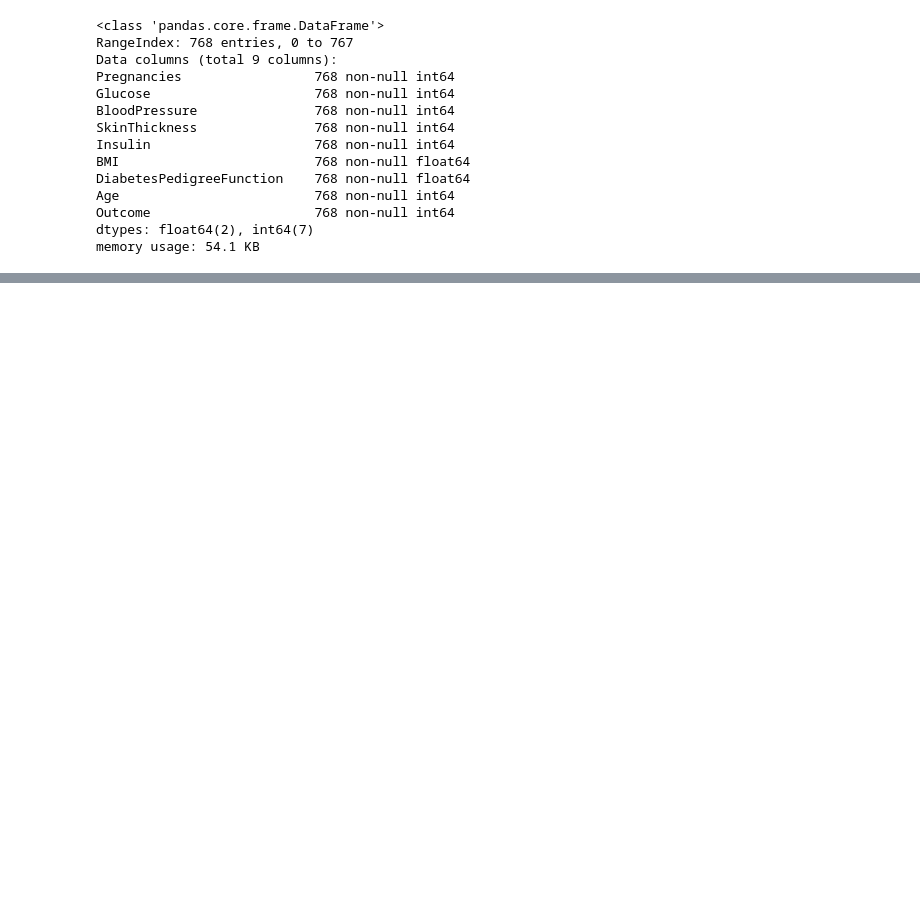
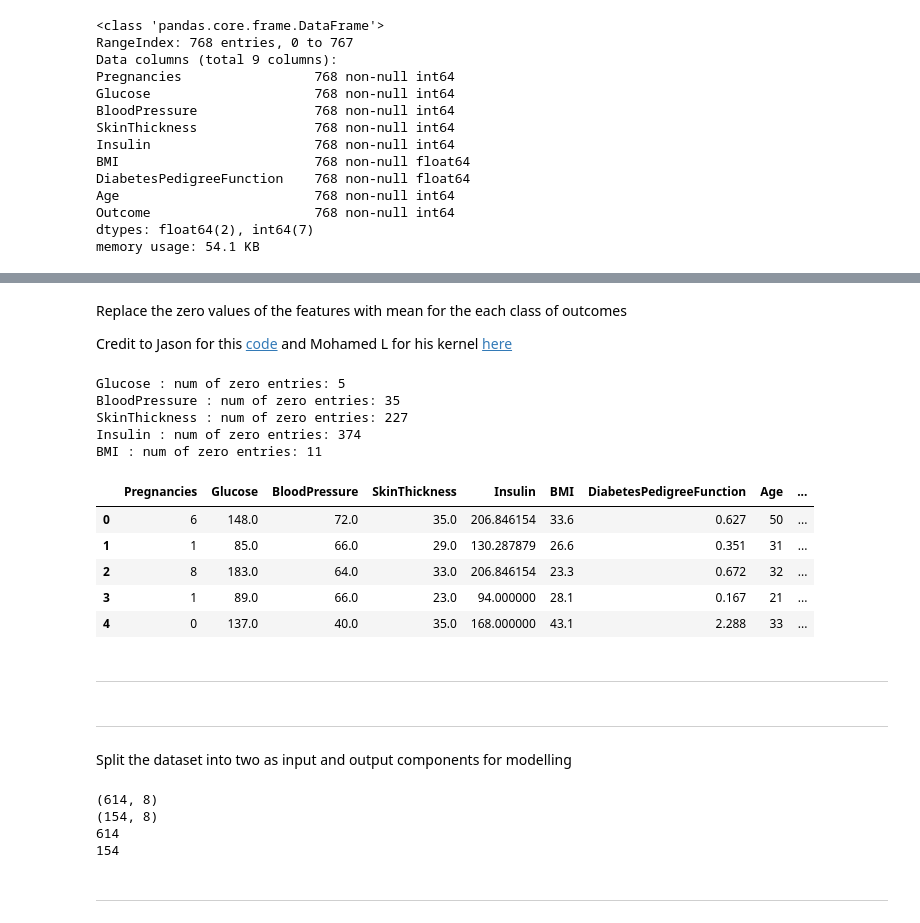
Before and after one commit to git-ashiq/kaggle-diabetes-prediction, a Jupyter notebook: diabetes_prediction.ipynb, the cells around one changed output, grey strips where cells are left out. Saved outputs shown, nothing was run; the diff lists cells and outputs as text; code cells hidden in the pictures; blank space fills up the shorter version.

```diff
--- a/diabetes_prediction.ipynb
+++ b/diabetes_prediction.ipynb
@@ -146,0 +195,18 @@ memory usage: 54.1 KB
+# %% [markdown]
+Replace the zero values of the features with mean for the each class of outcomes
+
+Credit to Jason for this [code](https://https://www.kaggle.com/dbsnail/diabetes-prediction-over-0-86-accuracy) and Mohamed L for his kernel [here](https://https://www.kaggle.com/momo062/d/uciml/pima-indians-diabetes-database/79-47-pima-indians-diabetes-log-reg-and-svc)
+# %%
+# Find Zero values in the features
+
+# print("Total Zeros in Glucose: ",data[data.Glucose == 0].shape[0])
+
+fields = ['Glucose','BloodPressure','SkinThickness','Insulin','BMI']
+for field in fields :
+    print('%s : num of zero entries: %d' % (field, len(data.loc[ data[field] == 0, field ])))
+# %% [output]
+Glucose : num of zero entries: 5
+BloodPressure : num of zero entries: 35
+SkinThickness : num of zero entries: 227
+Insulin : num of zero entries: 374
+BMI : num of zero entries: 11
@@ -146,0 +241,39 @@ memory usage: 54.1 KB
+# %%
+data.head()
+# %% [output]
+|  | Pregnancies | Glucose | BloodPressure | SkinThickness | Insulin | BMI | DiabetesPedigreeFunction | Age | ... |
+| 0 | 6 | 148.0 | 72.0 | 35.0 | 206.846154 | 33.6 | 0.627 | 50 | ... |
+| 1 | 1 | 85.0 | 66.0 | 29.0 | 130.287879 | 26.6 | 0.351 | 31 | ... |
+| 2 | 8 | 183.0 | 64.0 | 33.0 | 206.846154 | 23.3 | 0.672 | 32 | ... |
+| 3 | 1 | 89.0 | 66.0 | 23.0 | 94.000000 | 28.1 | 0.167 | 21 | ... |
+| 4 | 0 | 137.0 | 40.0 | 35.0 | 168.000000 | 43.1 | 2.288 | 33 | ... |
+# %% [markdown]
+
+
+---
+# %% [markdown]
+
+
+---
+# %% [markdown]
+Split the dataset into two as input and output components for modelling
+# %%
+X = data.iloc[:, :-1]
+y = data.iloc[:, -1]
+
+from sklearn.model_selection import train_test_split
+
+X_train, X_test, y_train, y_test = train_test_split(X, y, test_size=.2, random_state=100)
+print(X_train.shape)
+print(X_test.shape)
+print(y_train.size)
+print(y_test.size)
+# %% [output]
+(614, 8)
+(154, 8)
+614
+154
+# %% [markdown]
+
+
+---
```
Also changed, not shown: parts of 22 cells of this notebook.
